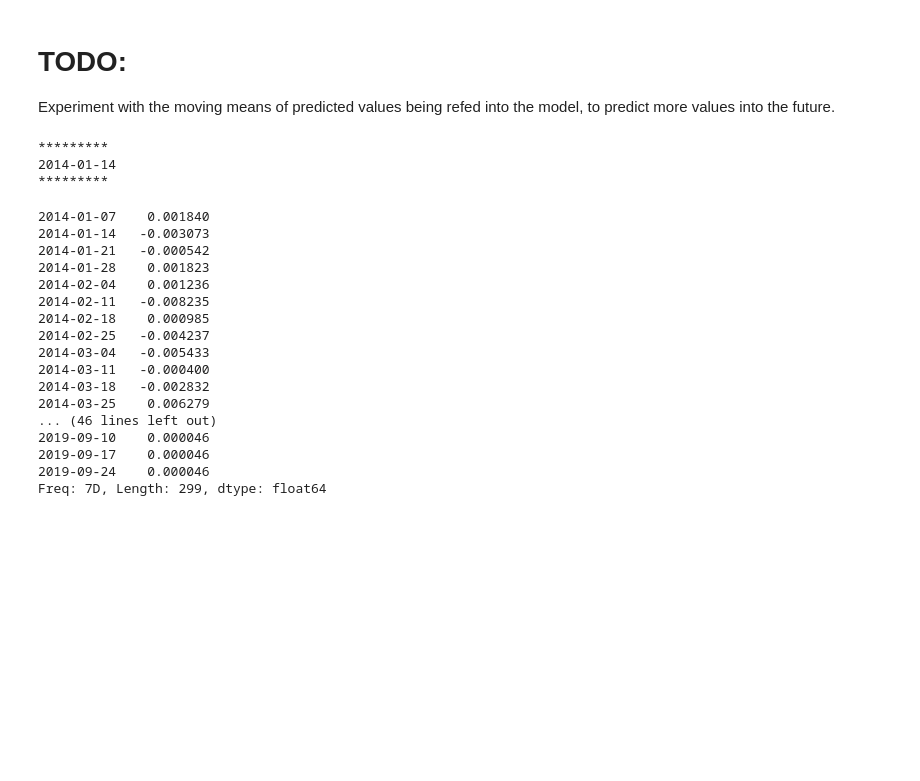
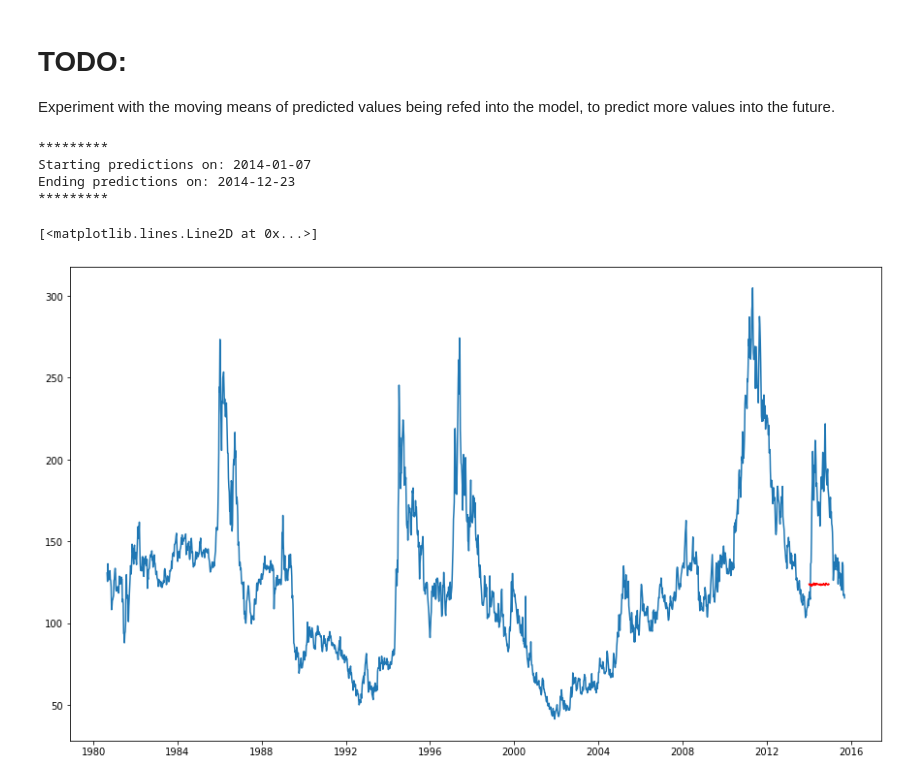
Before and after one commit to teodorkasap/coffee-futures-time-series-analysis, a Jupyter notebook: nb-time-series-analysis-us-coffee-futures-5.ipynb, the cells around one changed output. Saved outputs shown, nothing was run; the diff lists cells and outputs as text; code cells hidden in the pictures; blank space fills up the shorter version.

Commit message:
SARIMAX complete with predictions

```diff
--- a/nb-time-series-analysis-us-coffee-futures-5.ipynb
+++ b/nb-time-series-analysis-us-coffee-futures-5.ipynb
@@ -405,43 +357,6 @@ df_init.tail()
 # %% [markdown]
 # TODO:
 Experiment with the moving means of predicted values being refed into the model, to predict more values into the future.
-# %%
-start_date = '2014-01-07'
-start_date = pd.to_datetime(start_date)
-start_date_plus_seven = start_date + datetime.timedelta(days=7)
-start_date_plus_seven = str(start_date_plus_seven.strftime('%Y-%m-%d'))
-print('*********')
-print(start_date_plus_seven)
-print('*********')
-
-end_date = '2019-09-24'
-predictions = model.predict(start=start_date, end=end_date)
-predictions
-# %% [output]
-*********
-2014-01-14
-*********
-2014-01-07    0.001840
-2014-01-14   -0.003073
-2014-01-21   -0.000542
-2014-01-28    0.001823
-2014-02-04    0.001236
-2014-02-11   -0.008235
-2014-02-18    0.000985
-2014-02-25   -0.004237
-2014-03-04   -0.005433
-2014-03-11   -0.000400
-2014-03-18   -0.002832
-2014-03-25    0.006279
-... (46 lines left out)
-2019-09-10    0.000046
-2019-09-17    0.000046
-2019-09-24    0.000046
-Freq: 7D, Length: 299, dtype: float64
-# %%
-frame = {'Date': predictions.index, 'Price': predictions.values}
-predictions_df = pd.DataFrame(frame)
-predictions_df = predictions_df.set_index(['Date'])
-predictions_df = predictions_df + moving_avg.loc[start_date:end_date, :]
-predictions_df = np.exp(predictions_df)
-predictions_df
+# %%
+start_date = '2014-01-07'
+no_of_weeks = 50
@@ -448,3 +416,10 @@ predictions_df
 # %%
 plt.plot(df)
-plt.plot(predictions_df, color='red')
+plt.plot(predict_period(start_date, no_of_weeks), color='red')
+# %% [output]
+*********
+Starting predictions on: 2014-01-07
+Ending predictions on: 2014-12-23
+*********
+[<matplotlib.lines.Line2D at 0x...>]
+[figure, added]
```
Also changed, not shown: parts of 7 cells of this notebook.
